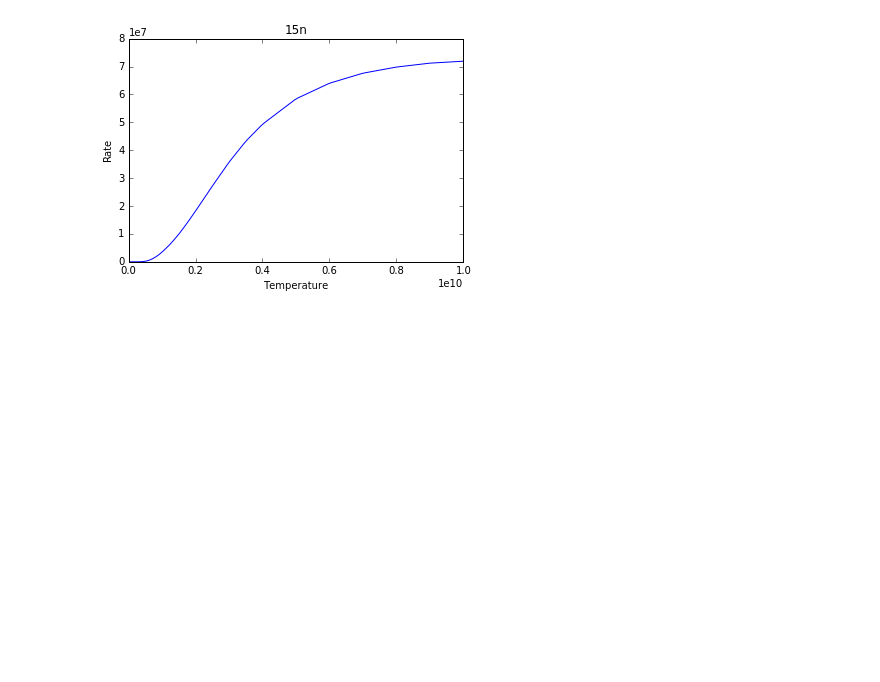
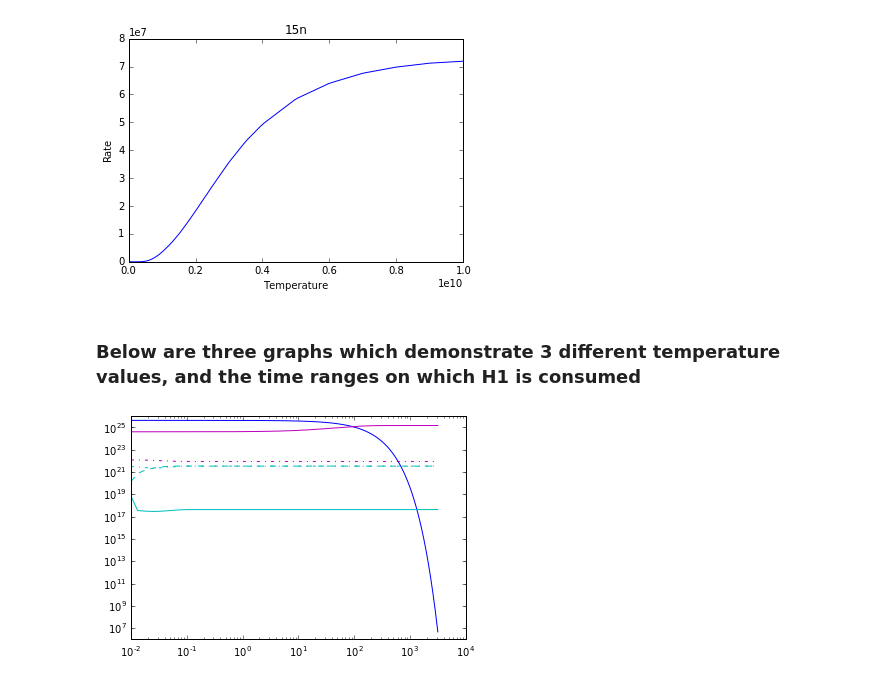
Before and after one commit to Hoverbear/PHYS-248, a Jupyter notebook: Assignment_04/A4P1.ipynb, the cells around one changed output. Saved outputs shown, nothing was run; the diff lists cells and outputs as text; code cells hidden in the pictures; blank space fills up the shorter version.

```diff
--- a/Assignment_04/A4P1.ipynb
+++ b/Assignment_04/A4P1.ipynb
@@ -54,0 +84,5 @@ Populating the interactive namespace from numpy and matplotlib
+# %%
+##Let's chunk all the code above into arrays to make things easier for scipy integrate
+
+why_not = massfrac(XH1, XHe4, XC12, XC13, XN14, XN15) #### y_0 joke around
+rates = [7.39E-06,7.36E-06,3.52E-05,2.36E-07] ##initialize to some nice vals
@@ -54,0 +112,26 @@ Populating the interactive namespace from numpy and matplotlib
+# %%
+def f_rhs(y,t,rates):
+    """
+    inputs:
+    -------
+            y, a 6 element array like this: [NH1_0,NHe4_0,NC12_0,NC13_0,NN14_0,NN15_0]
+
+            t, scipy deals with this, when odeint is given tlist
+
+            rates, a 4 element array of rates like this: [sigvC12, sigvN13, sigvN14, sigvO15]
+
+    outputs:
+    --------
+            the next set of derivatives in a 6 element array
+
+    """
+    dNH1dt = -y[3]*y[0]*rates[2]/NA - y[5]*y[0]*rates[0]/NA - y[4]*y[0]*rates[3]/NA - y[2]*y[0]*rates[1]/NA
+    dNHe4dt = y[5]*y[0]*rates[0]/NA
+    dNC12dt = y[5]*y[0]*rates[0]/NA - y[2]*y[0]*rates[1]/NA
+    dNC13dt = y[2]*y[0]*rates[1]/NA - y[3]*y[0]*rates[2]/NA
+    dNN14dt = y[3]*y[0]*rates[2]/NA - y[4]*y[0]*rates[3]/NA
+    dNN15dt = y[4]*y[0]*rates[3]/NA - y[5]*y[0]*rates[0]/NA
+    yi = [dNH1dt, dNHe4dt, dNC12dt, dNC13dt, dNN14dt, dNN15dt]
+    return yi
+# %% [markdown]
+### Below are three graphs which demonstrate 3 different temperature values, and the time ranges on which H1 is consumed
@@ -54,0 +141,13 @@ Populating the interactive namespace from numpy and matplotlib
+# %%
+Temp = [3*(10**8)]
+rates = reactionratetemp(Temp)
+tlist=np.linspace(0.01,10**3.5,steps)
+
+Nlist=integrate.odeint(f_rhs,why_not,tlist,args=(rates,))
+Nlist = Nlist.transpose()
+# %%
+plt.plot(tlist,Nlist[0],'b-',tlist, Nlist[1], 'm-',tlist, Nlist[2], 'm-.',tlist, Nlist[3], 'c--',tlist, Nlist[4], 'c-.',tlist, Nlist[5], 'c-')
+plt.yscale('log')
+plt.xscale('log')
+# %% [output]
+[figure, added]
```
Also changed, not shown: parts of 53 cells of this notebook, 13 other files.
